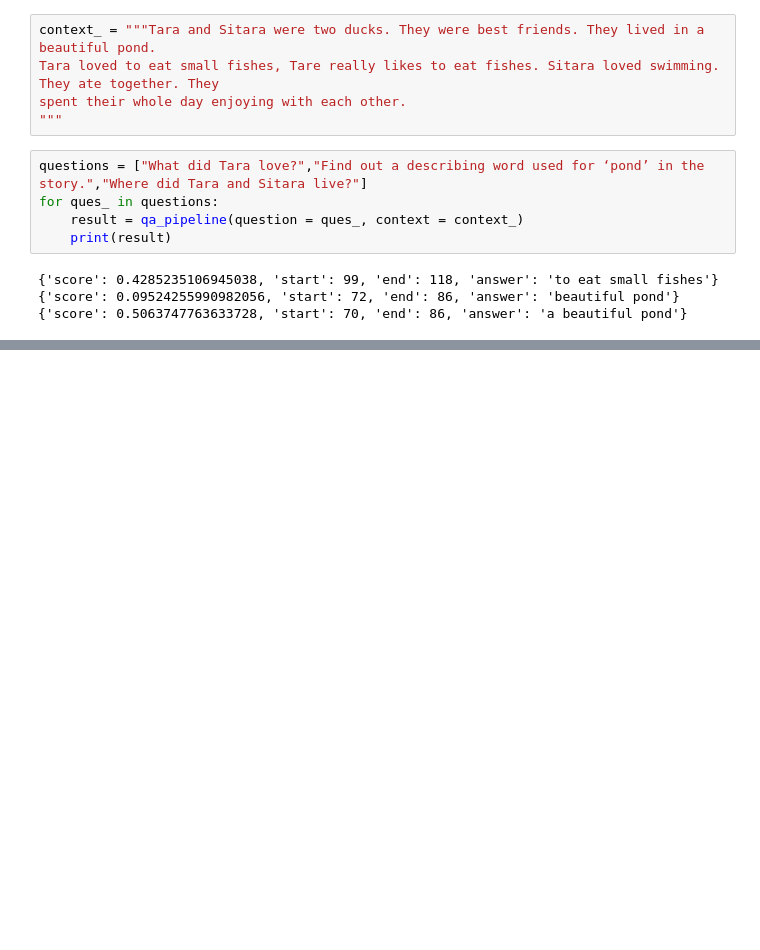
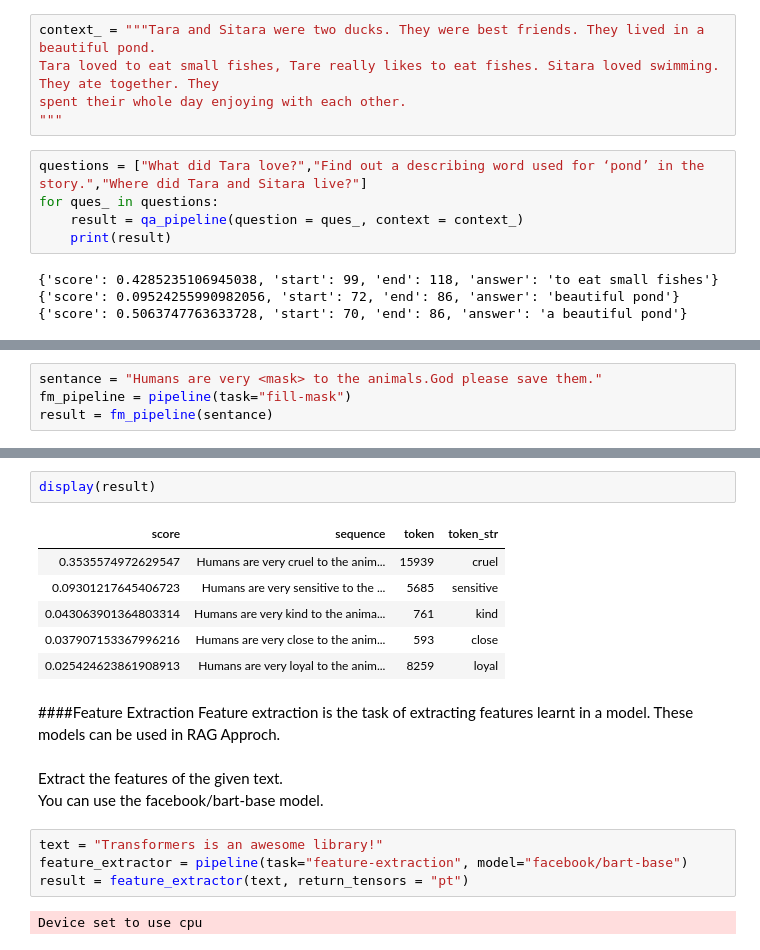
Before and after one commit to ramkumar28011998/GenAI-DataEngineer, a Jupyter notebook: 03_More_Tasks_Using_transformer_models.ipynb, the cells around one changed output, grey strips where cells are left out. Saved outputs shown, nothing was run; the diff lists cells and outputs as text; blank space fills up the shorter version.

Commit message:
Added few more advanced operations using transformer models

```diff
--- a/03_More_Tasks_Using_transformer_models.ipynb
+++ b/03_More_Tasks_Using_transformer_models.ipynb
@@ -89,0 +133,4 @@ for ques_ in questions:
+# %%
+sentance = "Humans are very <mask> to the animals.God please save them."
+fm_pipeline = pipeline(task="fill-mask")
+result = fm_pipeline(sentance)
@@ -89,0 +144,21 @@ for ques_ in questions:
+# %%
+display(result)
+# %% [output]
+| score | sequence | token | token_str |
+| 0.3535574972629547 | Humans are very cruel to the anim... | 15939 | cruel |
+| 0.09301217645406723 | Humans are very sensitive to the ... | 5685 | sensitive |
+| 0.043063901364803314 | Humans are very kind to the anima... | 761 | kind |
+| 0.037907153367996216 | Humans are very close to the anim... | 593 | close |
+| 0.025424623861908913 | Humans are very loyal to the anim... | 8259 | loyal |
+# %% [markdown]
+####Feature Extraction
+Feature extraction is the task of extracting features learnt in a model. These models can be used in RAG Approch.
+# %% [markdown]
+Extract the features of the given text.\
+You can use the facebook/bart-base model.
+# %%
+text = "Transformers is an awesome library!"
+feature_extractor = pipeline(task="feature-extraction", model="facebook/bart-base")
+result = feature_extractor(text, return_tensors = "pt")
+# %% [output]
+Device set to use cpu
```
Also changed, not shown: parts of 21 cells of this notebook.
